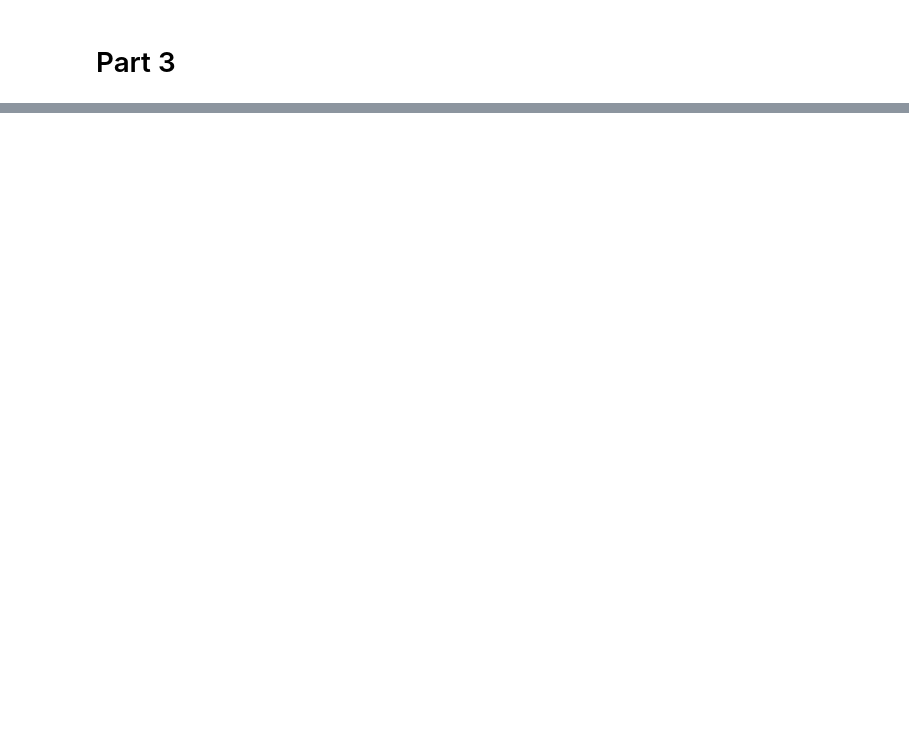
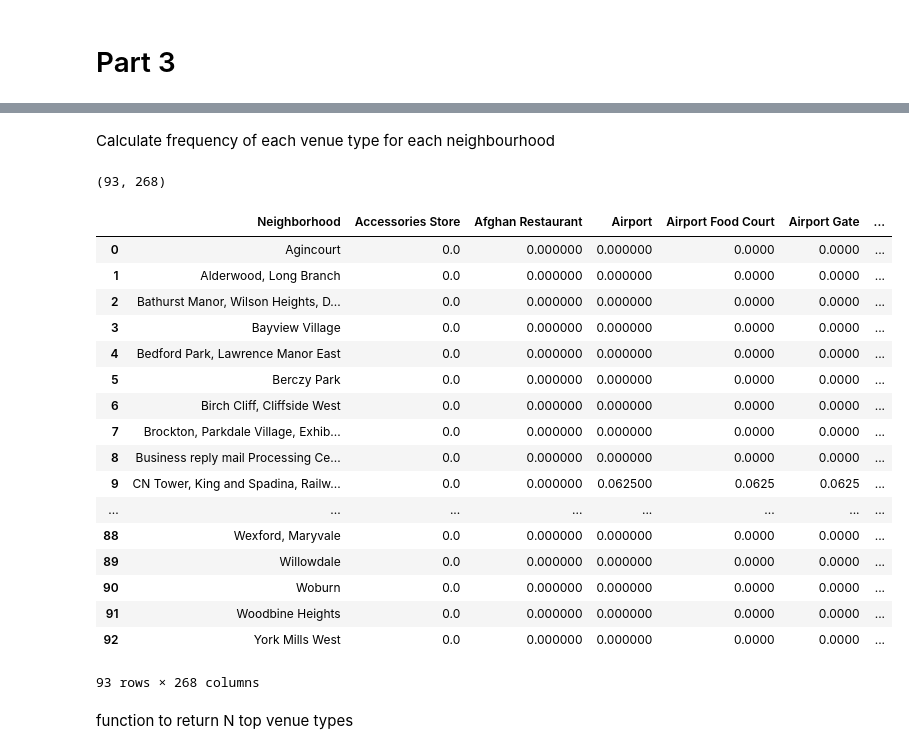
Before and after one commit to Serji0/Coursera_Capstone, a Jupyter notebook: Week3 assignment.ipynb, the cells around one changed output, grey strips where cells are left out. Cells and saved outputs as stored; diff of their text form; code cells hidden in the pictures; blank space fills up the shorter version.

```diff
--- a/Week3 assignment.ipynb
+++ b/Week3 assignment.ipynb
@@ -89,0 +83,7 @@ df.head(10)
+# %%
+# rename column to match first dataframe
+coordinates_df.rename(columns={'Postal Code' : 'PostalCode'}, inplace=True)
+# merge dataframes
+neighborhood_df = neighborhood_df.merge(coordinates_df)
+# preview dataframe
+neighborhood_df.head(10)
@@ -106,8 +123,9 @@ The geograpical coordinate of New York City are 43.6534817, -79.3839347.
 # %%
+# create map of Toronto using latitude and longitude values
 map_toronto = folium.Map(location=[latitude, longitude], zoom_start=10)
 
 # add markers to map
-for lat, lng, borough, neighborhood in zip(df['Latitude'], df['Longitude'], df['Borough'], df['Neighborhood']):
+for lat, lng, borough, neighborhood in zip(neighborhood_df['Latitude'], neighborhood_df['Longitude'], neighborhood_df['Borough'], neighborhood_df['Neighborhood']):
     label = '{}, {}'.format(neighborhood, borough)
     label = folium.Popup(label, parse_html=True)
     folium.CircleMarker(
@@ -129,0 +199,9 @@ VERSION = '20180605' # Foursquare API version
+# %%
+toronto_venues = getNearbyVenues(names=neighborhood_df['Neighborhood'],
+                                   latitudes=neighborhood_df['Latitude'],
+                                   longitudes=neighborhood_df['Longitude']
+                                  )
+# rename 'Neighbourhood' value in Venue Category
+toronto_venues['Venue Category'] = toronto_venues['Venue Category'].str.replace('Neighborhood','Neighborhood_1')
+print(toronto_venues.shape)
+toronto_venues.head(10)
@@ -129,0 +232,9 @@ VERSION = '20180605' # Foursquare API version
+# %%
+# one hot encoding
+toronto_onehot = pd.get_dummies(toronto_venues[['Venue Category']], prefix="", prefix_sep="")
+
+# add neighborhood column back to dataframe to first position
+toronto_onehot.insert(0, 'Neighborhood', toronto_venues['Neighborhood'])
+
+print(toronto_onehot.shape)
+toronto_onehot.head(10)
@@ -129,0 +255,28 @@ VERSION = '20180605' # Foursquare API version
+# %% [markdown]
+Calculate frequency of each venue type for each neighbourhood
+# %%
+toronto_grouped = toronto_onehot.groupby('Neighborhood').mean().reset_index()
+print(toronto_grouped.shape)
+toronto_grouped
+# %% [output]
+(93, 268)
+|  | Neighborhood | Accessories Store | Afghan Restaurant | Airport | Airport Food Court | Airport Gate | ... |
+| 0 | Agincourt | 0.0 | 0.000000 | 0.000000 | 0.0000 | 0.0000 | ... |
+| 1 | Alderwood, Long Branch | 0.0 | 0.000000 | 0.000000 | 0.0000 | 0.0000 | ... |
+| 2 | Bathurst Manor, Wilson Heights, D... | 0.0 | 0.000000 | 0.000000 | 0.0000 | 0.0000 | ... |
+| 3 | Bayview Village | 0.0 | 0.000000 | 0.000000 | 0.0000 | 0.0000 | ... |
+| 4 | Bedford Park, Lawrence Manor East | 0.0 | 0.000000 | 0.000000 | 0.0000 | 0.0000 | ... |
+| 5 | Berczy Park | 0.0 | 0.000000 | 0.000000 | 0.0000 | 0.0000 | ... |
+| 6 | Birch Cliff, Cliffside West | 0.0 | 0.000000 | 0.000000 | 0.0000 | 0.0000 | ... |
+| 7 | Brockton, Parkdale Village, Exhib... | 0.0 | 0.000000 | 0.000000 | 0.0000 | 0.0000 | ... |
+| 8 | Business reply mail Processing Ce... | 0.0 | 0.000000 | 0.000000 | 0.0000 | 0.0000 | ... |
+| 9 | CN Tower, King and Spadina, Railw... | 0.0 | 0.000000 | 0.062500 | 0.0625 | 0.0625 | ... |
+| ... | ... | ... | ... | ... | ... | ... | ... |
+| 88 | Wexford, Maryvale | 0.0 | 0.000000 | 0.000000 | 0.0000 | 0.0000 | ... |
+| 89 | Willowdale | 0.0 | 0.000000 | 0.000000 | 0.0000 | 0.0000 | ... |
+| 90 | Woburn | 0.0 | 0.000000 | 0.000000 | 0.0000 | 0.0000 | ... |
+| 91 | Woodbine Heights | 0.0 | 0.000000 | 0.000000 | 0.0000 | 0.0000 | ... |
+| 92 | York Mills West | 0.0 | 0.000000 | 0.000000 | 0.0000 | 0.0000 | ... |
+93 rows × 268 columns
+# %% [markdown]
+function to return N top venue types
```
Also changed, not shown: parts of 27 cells of this notebook.
